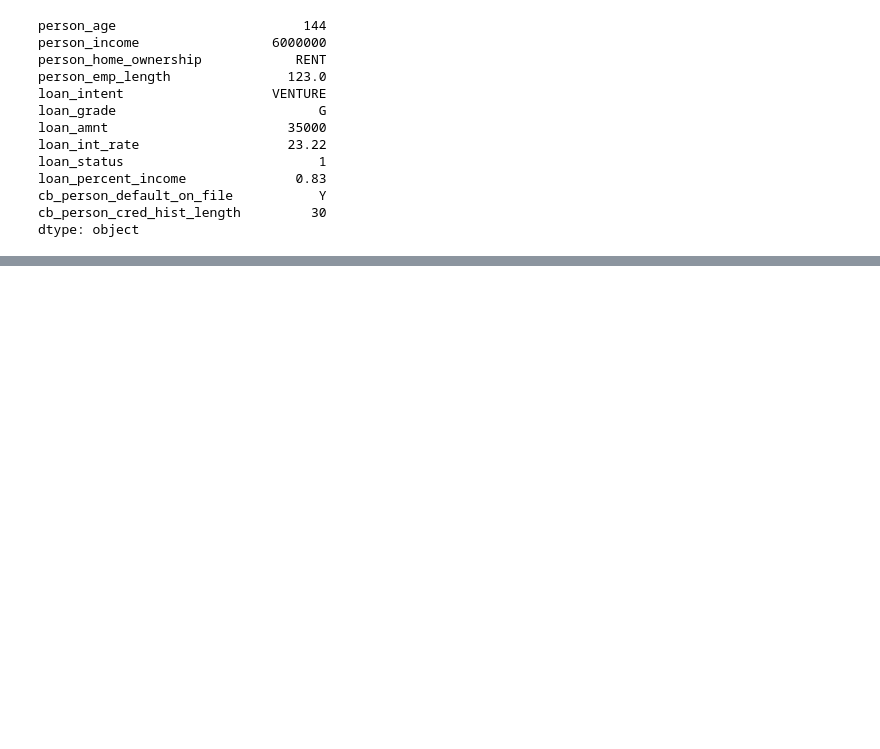
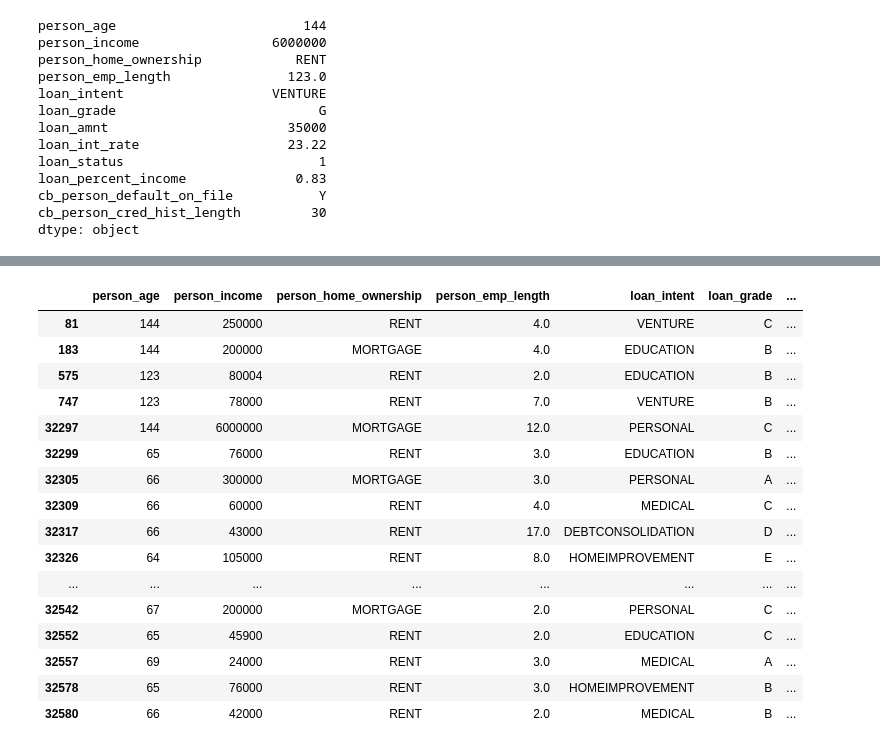
Before and after one commit to mariecarmenbedie-datascientist/credit-risk-default-prediction, a Jupyter notebook: notebooks/01_exploration.ipynb, the cells around one changed output, grey strips where cells are left out. Drawn from its saved outputs; the diff is of its cells as text; code cells hidden in the pictures; blank space fills up the shorter version.

```diff
--- a/notebooks/01_exploration.ipynb
+++ b/notebooks/01_exploration.ipynb
@@ -108,0 +125,3 @@ dtype: object
+# %%
+person_emp_length_median=df[~(df['person_emp_length'] > df['person_age'])].person_emp_length.median()
+print(person_emp_length_median)
@@ -108,0 +130,3 @@ dtype: object
+# %%
+df.loc[df['person_emp_length']> df['person_age'],'person_emp_length']=  person_emp_length_median
+print(df.loc[[0,210],])
@@ -108,0 +145,20 @@ dtype: object
+# %%
+df[df['person_age'] > 66]
+# %% [output]
+|  | person_age | person_income | person_home_ownership | person_emp_length | loan_intent | loan_grade | ... |
+| 81 | 144 | 250000 | RENT | 4.0 | VENTURE | C | ... |
+| 183 | 144 | 200000 | MORTGAGE | 4.0 | EDUCATION | B | ... |
+| 575 | 123 | 80004 | RENT | 2.0 | EDUCATION | B | ... |
+| 747 | 123 | 78000 | RENT | 7.0 | VENTURE | B | ... |
+| 32297 | 144 | 6000000 | MORTGAGE | 12.0 | PERSONAL | C | ... |
+| 32299 | 65 | 76000 | RENT | 3.0 | EDUCATION | B | ... |
+| 32305 | 66 | 300000 | MORTGAGE | 3.0 | PERSONAL | A | ... |
+| 32309 | 66 | 60000 | RENT | 4.0 | MEDICAL | C | ... |
+| 32317 | 66 | 43000 | RENT | 17.0 | DEBTCONSOLIDATION | D | ... |
+| 32326 | 64 | 105000 | RENT | 8.0 | HOMEIMPROVEMENT | E | ... |
+| ... | ... | ... | ... | ... | ... | ... | ... |
+| 32542 | 67 | 200000 | MORTGAGE | 2.0 | PERSONAL | C | ... |
+| 32552 | 65 | 45900 | RENT | 2.0 | EDUCATION | C | ... |
+| 32557 | 69 | 24000 | RENT | 3.0 | MEDICAL | A | ... |
+| 32578 | 65 | 76000 | RENT | 3.0 | HOMEIMPROVEMENT | B | ... |
+| 32580 | 66 | 42000 | RENT | 2.0 | MEDICAL | B | ... |
```
Also changed, not shown: parts of 33 cells of this notebook, 1 other file.
